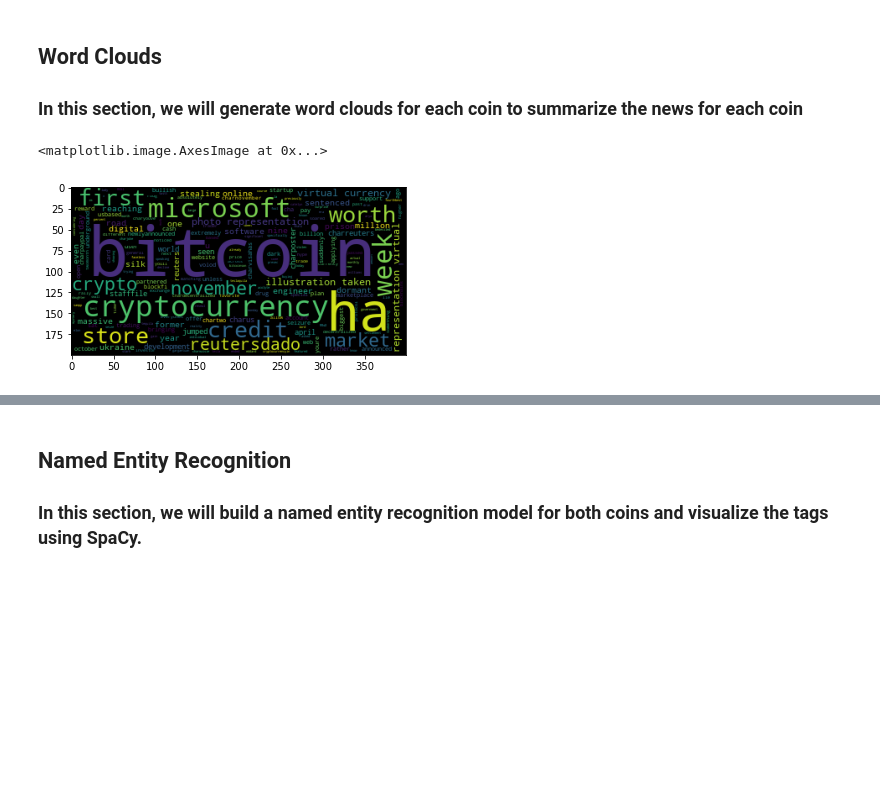
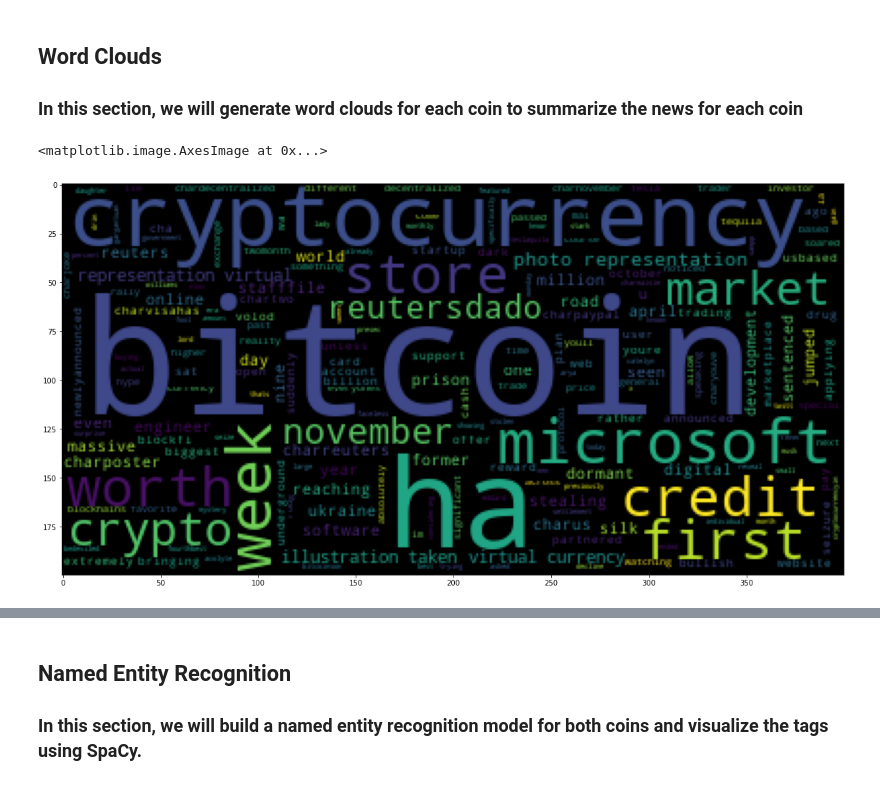
Before and after one commit to gerdonr/Tales_From_the_Crypto, a Jupyter notebook: crypto_sentiment.ipynb, the cells around one changed output, grey strips where cells are left out. Saved outputs shown, nothing was run; the diff lists cells and outputs as text; code cells hidden in the pictures; blank space fills up the shorter version.

```diff
--- a/crypto_sentiment.ipynb
+++ b/crypto_sentiment.ipynb
@@ -331,15 +331,16 @@ def process_text(text):
 # %%
 # Generate the Bitcoin word cloud
 
 btc_words = ''
 for token in bitcoin_df.tokens:
     btc_words += str(token)
 btc_string = " ".join(str(token) for token in tokenizer(btc_words))
 btc_cloud = WordCloud().generate(btc_string)
+plt.figure(figsize=(20,10))
 plt.imshow(btc_cloud)
 # %% [output]
 <matplotlib.image.AxesImage at 0x...>
-[figure, old version]
+[figure, new version]
 # %%
 # Generate the Ethereum word cloud
 
```
Also changed, not shown: parts of 10 cells of this notebook, 1 other file.
